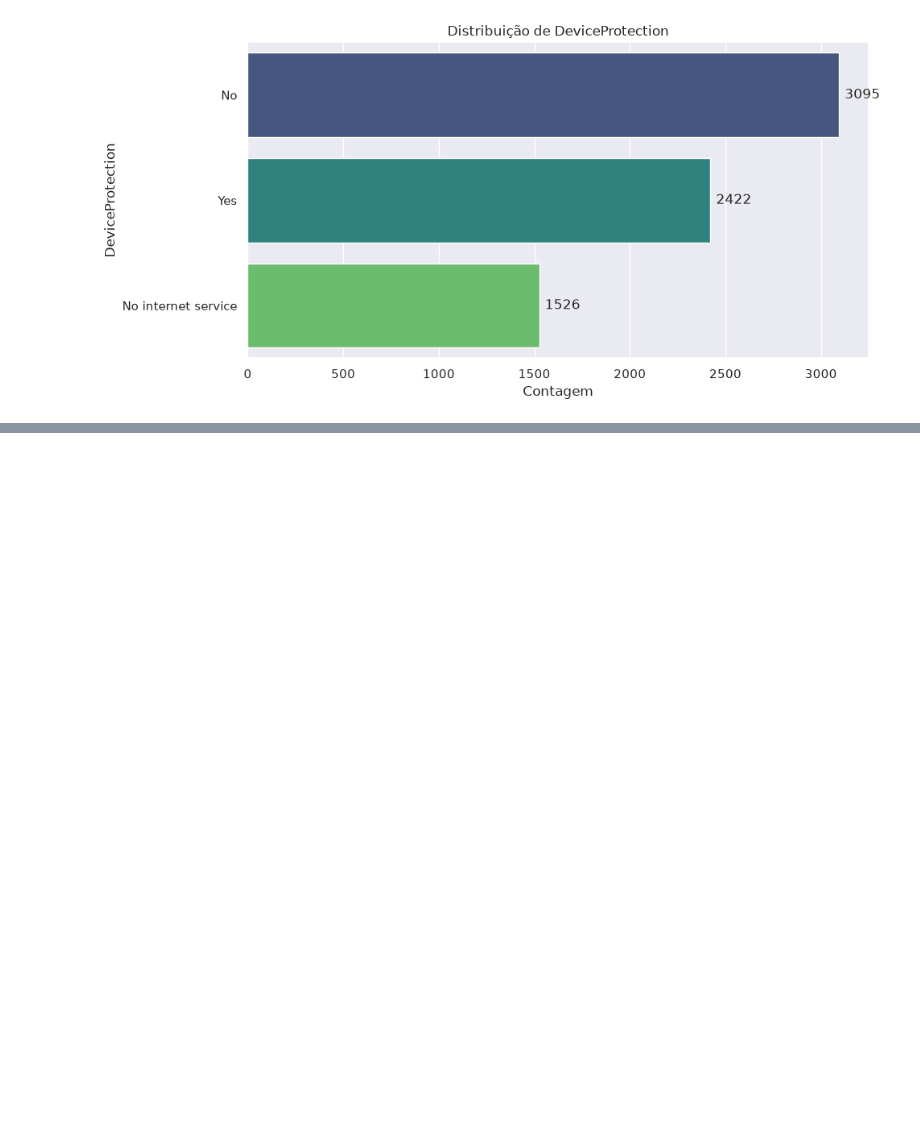
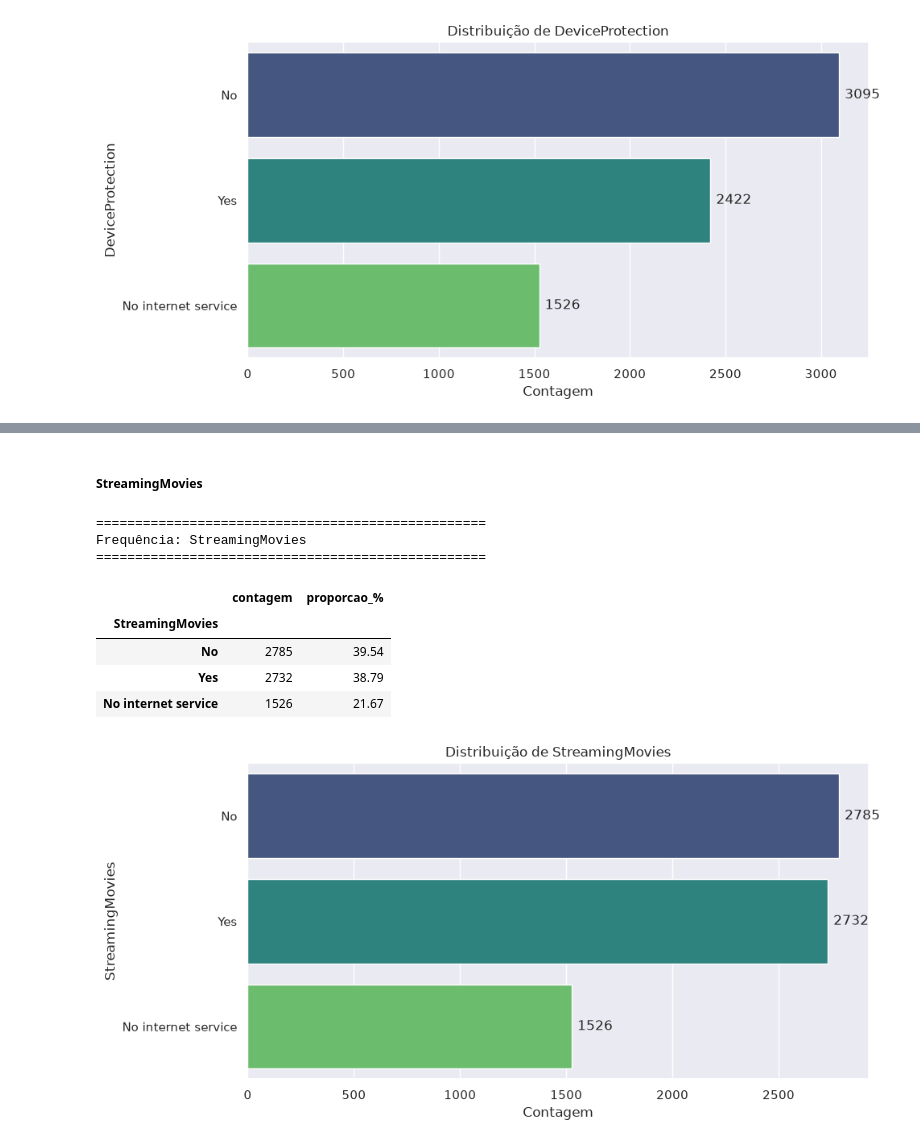
Before and after one commit to j2evaldo/modelo_exploracao, a Jupyter notebook: notebooks/00_analise_univariada.ipynb, the cells around one changed output, grey strips where cells are left out. Saved outputs shown, nothing was run; the diff lists cells and outputs as text; code cells hidden in the pictures; blank space fills up the shorter version.

```diff
--- a/notebooks/00_analise_exploratoria.ipynb
+++ b/notebooks/00_analise_univariada.ipynb
@@ -251,0 +263,14 @@ df2.select_dtypes(include='str').head(1)
+# %% [markdown]
+##### **StreamingMovies**
+# %%
+exp.analise_univariada_categorica('StreamingMovies')
+# %% [output]
+==================================================
+Frequência: StreamingMovies
+==================================================
+|  | contagem | proporcao_% |
+| StreamingMovies |  |  |
+| No | 2785 | 39.54 |
+| Yes | 2732 | 38.79 |
+| No internet service | 1526 | 21.67 |
+[figure, added]
```
Also changed, not shown: parts of 12 cells of this notebook, 6 other files.
